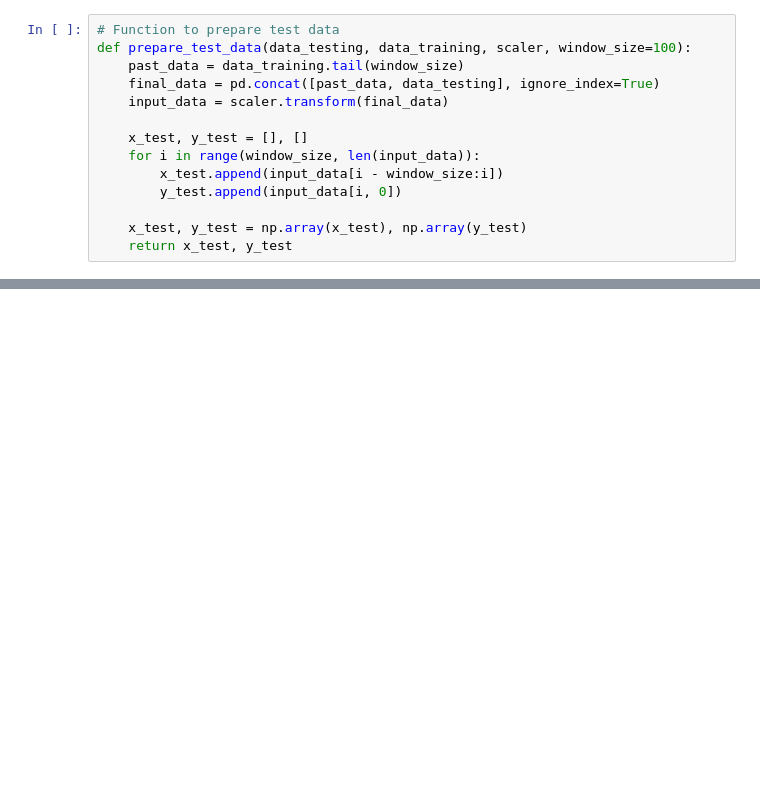
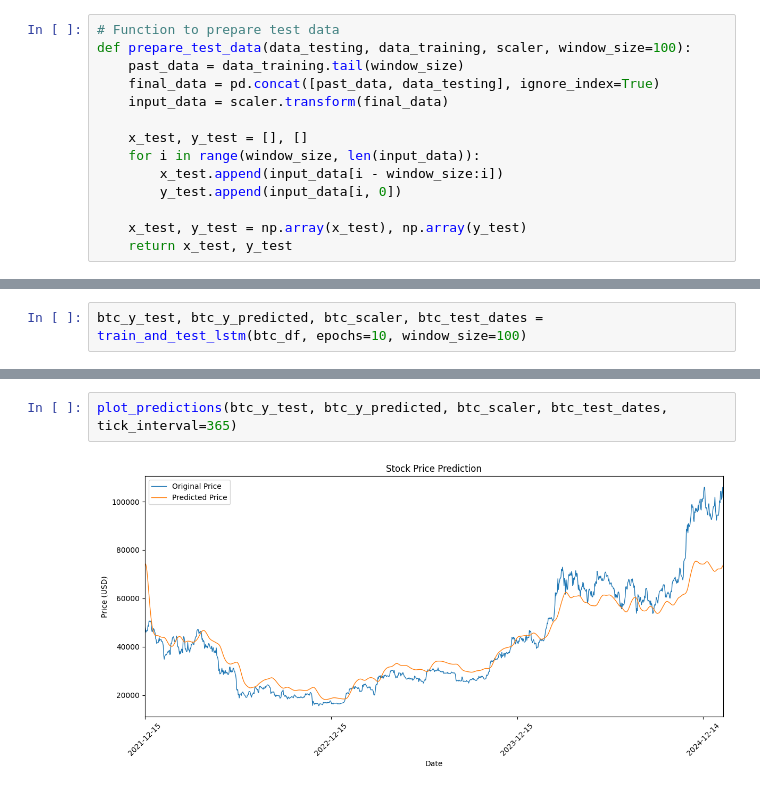
Before and after one commit to JoyChang10/Forkaia, a Jupyter notebook: task1000/stacked_lstm/stock_prediction.ipynb, the cells around one changed output, grey strips where cells are left out. Saved outputs shown, nothing was run; the diff lists cells and outputs as text; blank space fills up the shorter version.

```diff
--- a/task1000/stacked_lstm/stock_prediction.ipynb
+++ b/task1000/stacked_lstm/stock_prediction.ipynb
@@ -140,0 +252,2 @@ train_and_test_lstm(goog_df)
+# %%
+btc_y_test, btc_y_predicted, btc_scaler, btc_test_dates = train_and_test_lstm(btc_df, epochs=10, window_size=100)
@@ -140,0 +276,4 @@ train_and_test_lstm(goog_df)
+# %%
+plot_predictions(btc_y_test, btc_y_predicted, btc_scaler, btc_test_dates, tick_interval=365)
+# %% [output]
+[figure, added]
```
Also changed, not shown: parts of 14 cells of this notebook.
